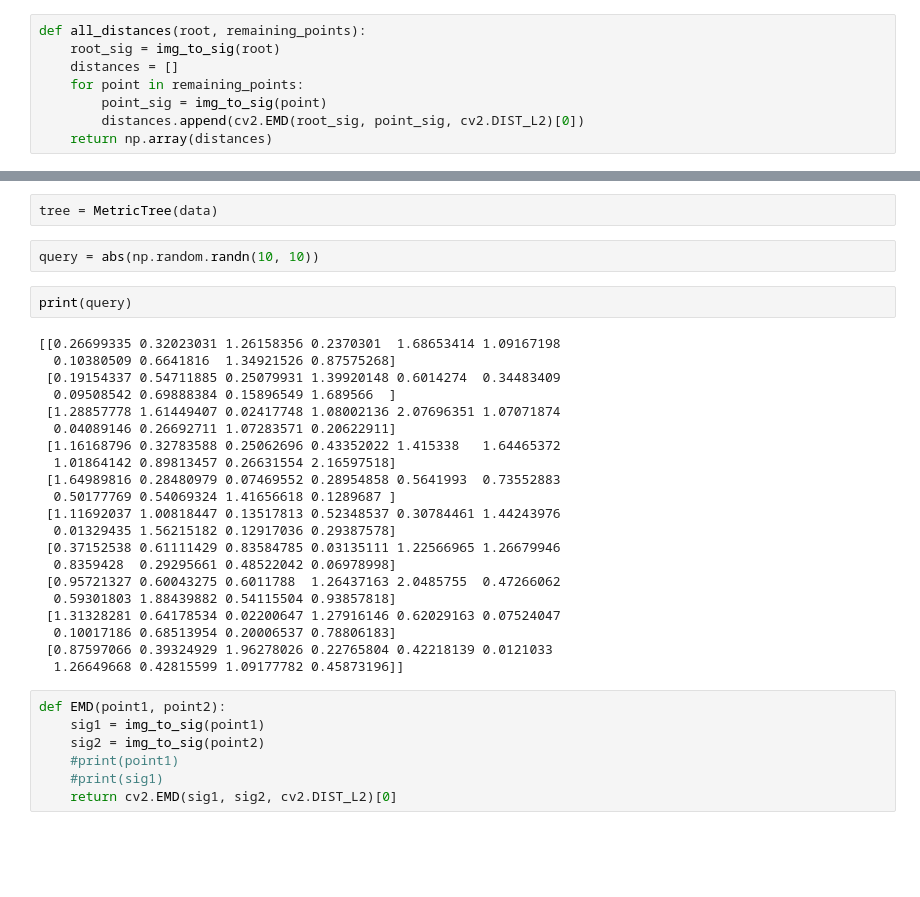
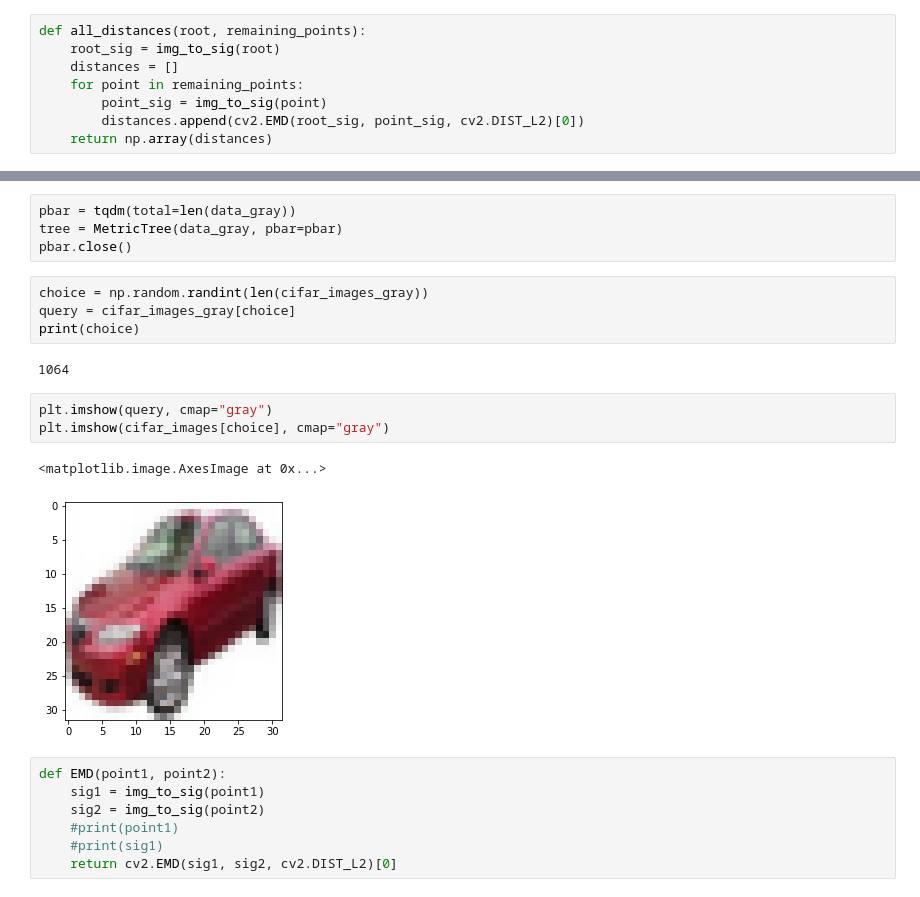
Before and after one commit to fdlci/FGMDA, a Jupyter notebook: question4.ipynb, the cells around one changed output, grey strips where cells are left out. Drawn from its saved outputs; the diff is of its cells as text; blank space fills up the shorter version.

```diff
--- a/question4.ipynb
+++ b/question4.ipynb
@@ -222,33 +259,22 @@ class MetricTree:
                 color=color,
             )
             self.right.plot(color, fig, ax)
-# %%
-tree = MetricTree(data)
-# %%
-query = abs(np.random.randn(10, 10))
-# %%
-print(query)
-# %% [output]
-[[0.26699335 0.32023031 1.26158356 0.2370301  1.68653414 1.09167198
-  0.10380509 0.6641816  1.34921526 0.87575268]
- [0.19154337 0.54711885 0.25079931 1.39920148 0.6014274  0.34483409
-  0.09508542 0.69888384 0.15896549 1.689566  ]
- [1.28857778 1.61449407 0.02417748 1.08002136 2.07696351 1.07071874
-  0.04089146 0.26692711 1.07283571 0.20622911]
- [1.16168796 0.32783588 0.25062696 0.43352022 1.415338   1.64465372
-  1.01864142 0.89813457 0.26631554 2.16597518]
- [1.64989816 0.28480979 0.07469552 0.28954858 0.5641993  0.73552883
-  0.50177769 0.54069324 1.41656618 0.1289687 ]
- [1.11692037 1.00818447 0.13517813 0.52348537 0.30784461 1.44243976
-  0.01329435 1.56215182 0.12917036 0.29387578]
- [0.37152538 0.61111429 0.83584785 0.03135111 1.22566965 1.26679946
-  0.8359428  0.29295661 0.48522042 0.06978998]
- [0.95721327 0.60043275 0.6011788  1.26437163 2.0485755  0.47266062
-  0.59301803 1.88439882 0.54115504 0.93857818]
- [1.31328281 0.64178534 0.02200647 1.27916146 0.62029163 0.07524047
-  0.10017186 0.68513954 0.20006537 0.78806183]
- [0.87597066 0.39324929 1.96278026 0.22765804 0.42218139 0.0121033
-  1.26649668 0.42815599 1.09177782 0.45873196]]
+# %%
+pbar = tqdm(total=len(data_gray))
+tree = MetricTree(data_gray, pbar=pbar)
+pbar.close()
+# %%
+choice = np.random.randint(len(cifar_images_gray))
+query = cifar_images_gray[choice]
+print(choice)
+# %% [output]
+1064
+# %%
+plt.imshow(query, cmap="gray")
+plt.imshow(cifar_images[choice], cmap="gray")
+# %% [output]
+<matplotlib.image.AxesImage at 0x...>
+[figure, added]
 # %%
 def EMD(point1, point2):
     sig1 = img_to_sig(point1)
```
Also changed, not shown: parts of 19 cells of this notebook, 3 other files.
